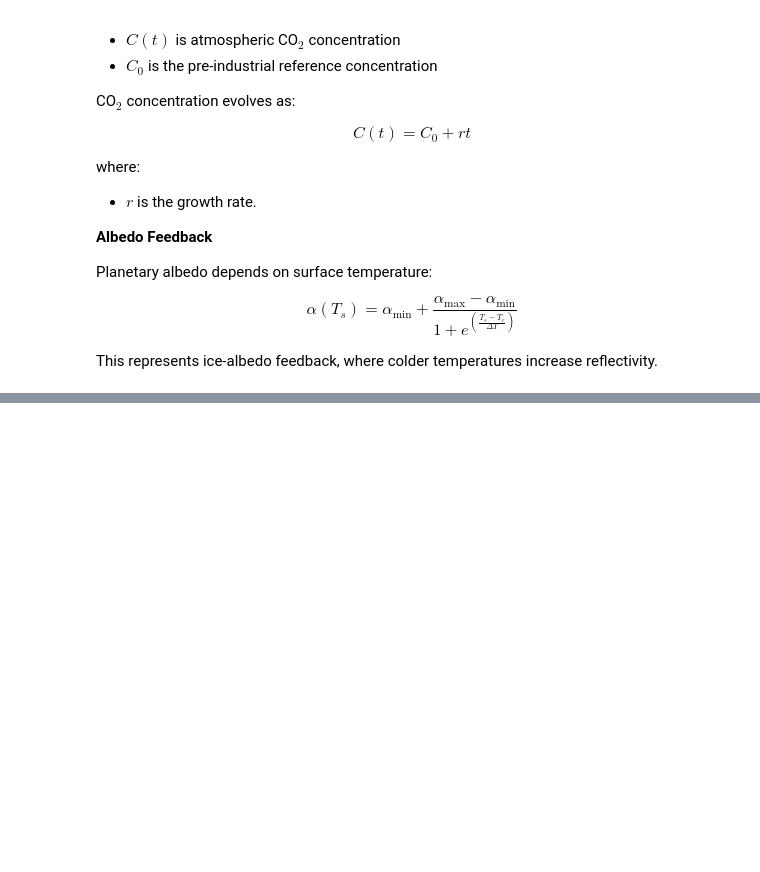
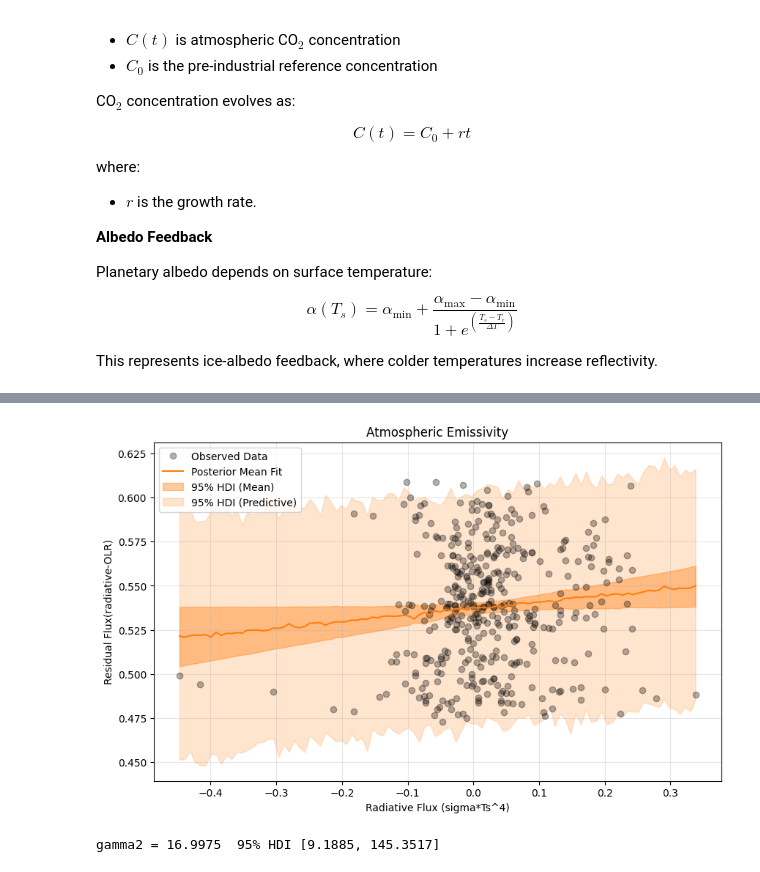
Before and after one commit to LeoFairley123/EMSC2010-Individual-Project, a Jupyter notebook: EMSC2010_Individual_Project_U7488277.ipynb, the cells around one changed output, grey strips where cells are left out. Saved outputs shown, nothing was run; the diff lists cells and outputs as text; code cells hidden in the pictures; blank space fills up the shorter version.

```diff
--- a/EMSC2010_Individual_Project_U7488277.ipynb
+++ b/EMSC2010_Individual_Project_U7488277.ipynb
@@ -220,0 +395,52 @@ df_Td1 = df_Td1.dropna(subset=['Temperature'])
+# %%
+data = pd.DataFrame({"y": Td1-Td2, "x": C_d2*np.gradient(Td2, seconds_per_year)})
+data = data.dropna()
+
+data["x_scaled"] = (data["x"] - data["x"].mean()) / data["x"].std()
+
+# Fit Bayesian models
+model_linear = bmb.Model("y ~ x_scaled", data)
+idata_linear = model_linear.fit(progressbar=False)
+
+x_range = np.linspace(data['x'].min(), data['x'].max(), 100)
+x_range_scaled = (x_range - data['x'].mean()) / data['x'].std()
+
+new_data = pd.DataFrame({"x_scaled": x_range_scaled})
+model_linear.predict(idata_linear, data=new_data, kind='response_params')
+model_linear.predict(idata_linear, data=new_data, kind='response')
+
+# Compute mean and HDI
+y_pps_draws = idata_linear.posterior_predictive["y"].values.reshape(-1, len(x_range))
+posterior_mean = y_pps_draws.mean(axis=0)
+hdi_mean = az.hdi(idata_linear.posterior["mu"].values.reshape(-1, len(x_range)), hdi_prob=0.95)
+hdi_pps = az.hdi(y_pps_draws, hdi_prob=0.95)
+
+plt.figure(figsize=(10, 6))
+plt.plot(data['x'], data['y'], 'ok', alpha=0.3, label="Observed Data")
+plt.plot(x_range, posterior_mean, color="C1", label="Posterior Mean Fit")
+plt.fill_between(x_range, hdi_mean[:, 0], hdi_mean[:, 1], alpha=0.4, color="C1", label="95% HDI (Mean)")
+plt.fill_between(x_range, hdi_pps[:, 0], hdi_pps[:, 1], alpha=0.2, color="C1", label="95% HDI (Predictive)")
+
+plt.xlabel('Radiative Flux (sigma*Ts^4)')
+plt.ylabel('Residual Flux(radiative-OLR)')
+plt.title('Atmospheric Emissivity')
+plt.legend()
+plt.grid(True, alpha=0.3)
+plt.show()
+# %% [output]
+[figure, added]
+# %%
+# Extract slope (beta = epsilon/2) from posterior
+beta_scaled  = idata_linear.posterior["x_scaled"].values.flatten()
+
+# Unscale: beta_physical = beta_scaled / std(x)
+beta_physical = beta_scaled / data["x"].std()
+
+# epsilon = 2 * beta
+gamma2_samples = 1/beta_physical
+gamma2_mean    = gamma2_samples.mean()
+gamma2_hdi     = az.hdi(gamma2_samples, hdi_prob=0.95)
+
+print(f"gamma2 = {gamma2_mean:.4f}  95% HDI [{gamma2_hdi[0]:.4f}, {gamma2_hdi[1]:.4f}]")
+# %% [output]
+gamma2 = 16.9975  95% HDI [9.1885, 145.3517]
```
Also changed, not shown: parts of 12 cells of this notebook.
